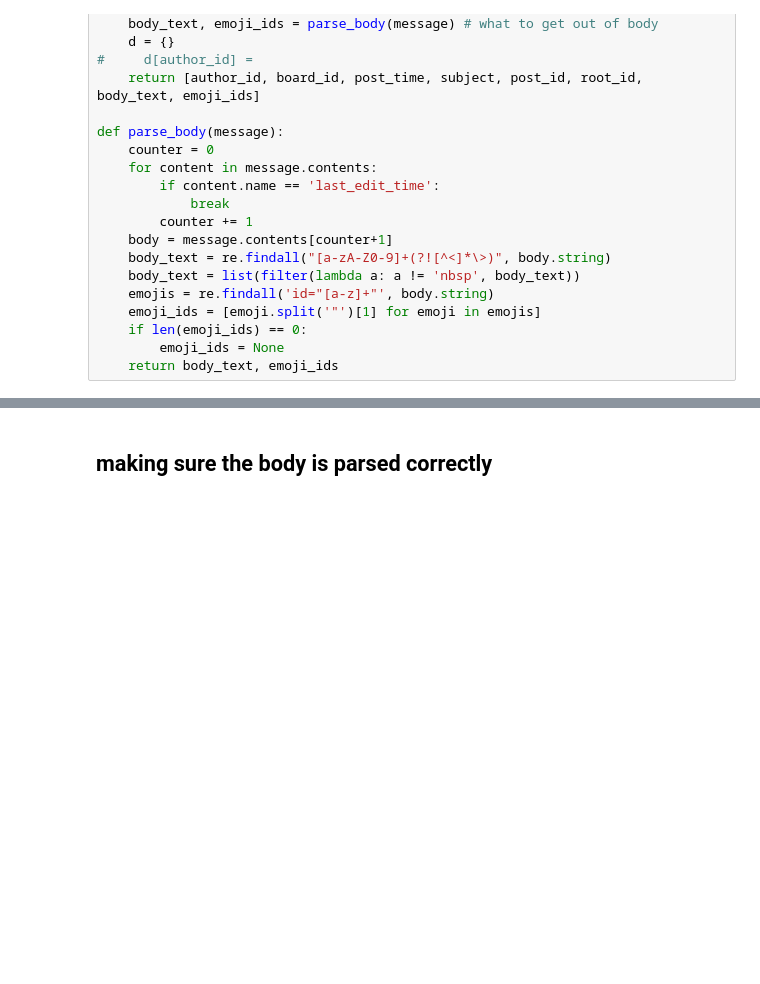
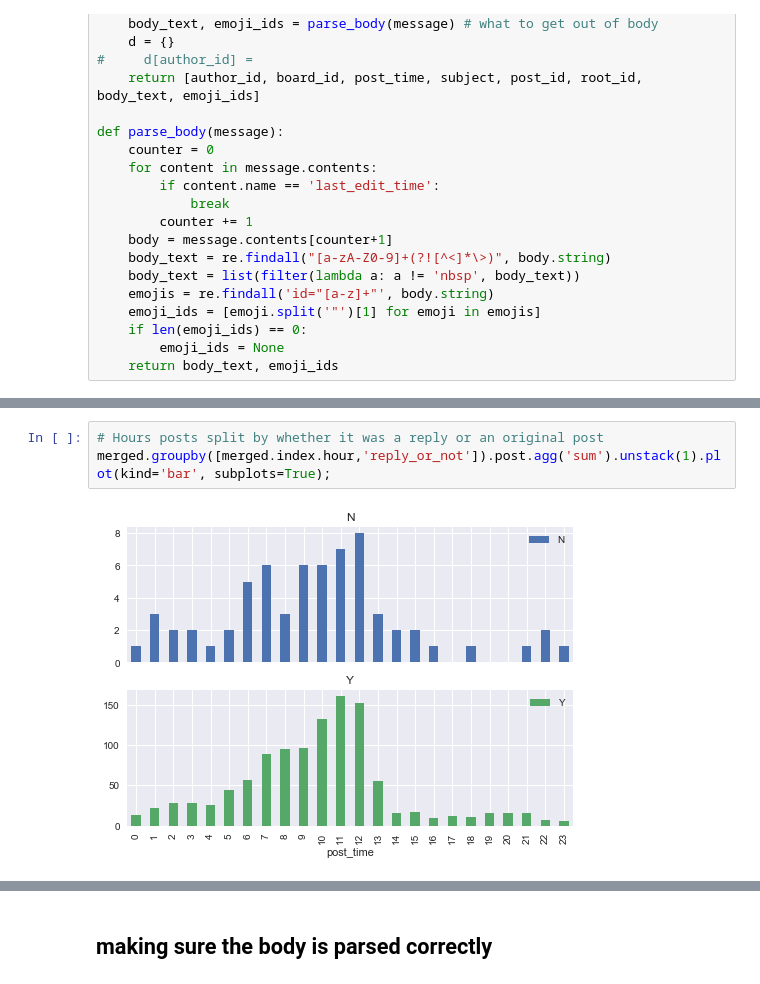
Before and after one commit to jarvmiller/nlp_project, a Jupyter notebook: parse_xml.ipynb, the cells around one changed output, grey strips where cells are left out. Drawn from its saved outputs; the diff is of its cells as text; blank space fills up the shorter version.

```diff
--- a/parse_xml.ipynb
+++ b/parse_xml.ipynb
@@ -60,0 +82,5 @@ print('{} seconds have passsed'.format((end-start)))
+# %%
+# Hours posts split by whether it was a reply or an original post
+merged.groupby([merged.index.hour,'reply_or_not']).post.agg('sum').unstack(1).plot(kind='bar', subplots=True);
+# %% [output]
+[figure, added]
```
Also changed, not shown: parts of 22 cells of this notebook.
